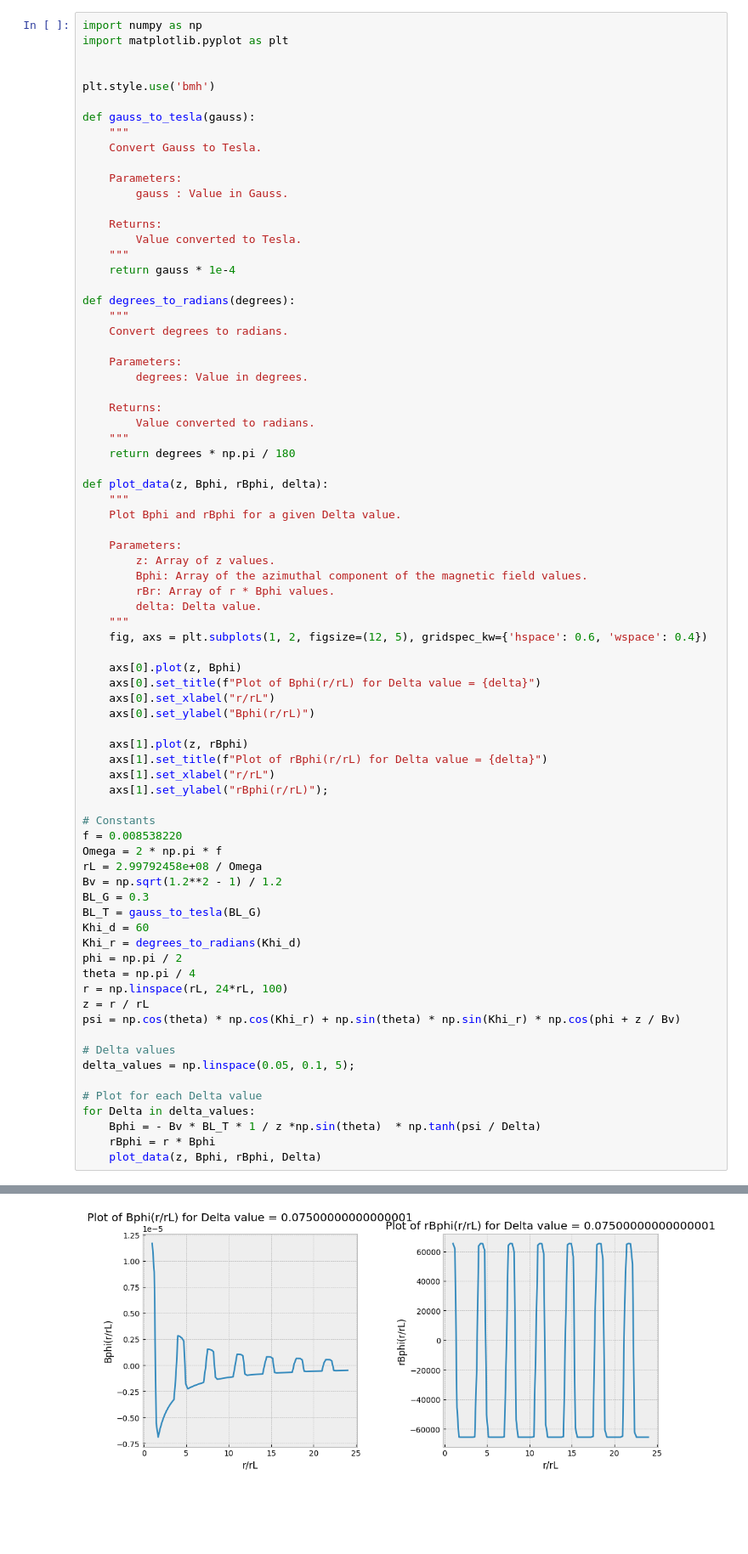
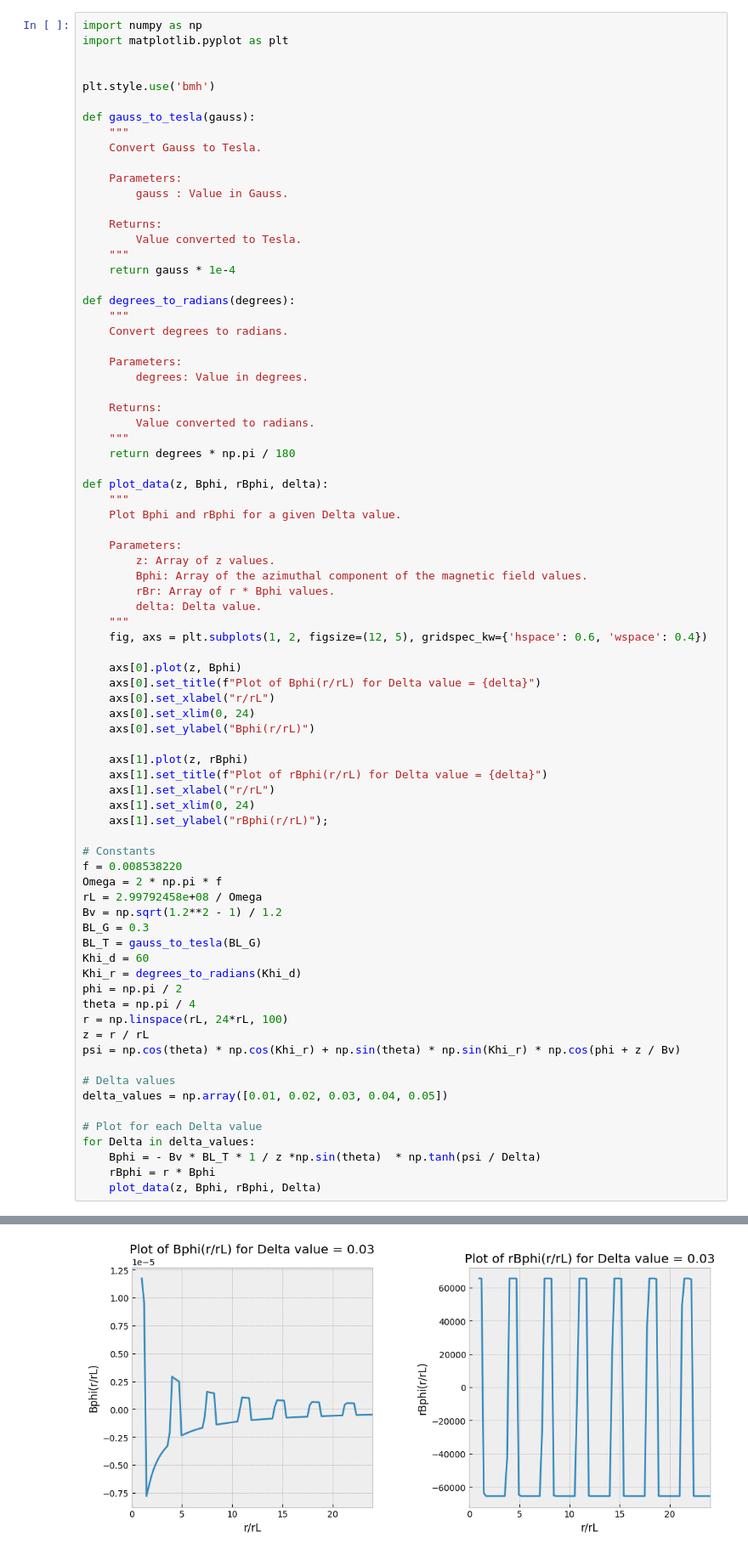
Before and after one commit to f0anits1o/Master_Thesis_Defense, a Jupyter notebook: plotBphiAndrBphi.ipynb, the cells around one changed output, grey strips where cells are left out. Shown at 85% size. Cells and saved outputs as stored; diff of their text form; blank space fills up the shorter version.

Commit message:
delta values = [0.01, 0.02, 0.03, 0.04, 0.05]

```diff
--- a/plotBphiAndrBphi.ipynb
+++ b/plotBphiAndrBphi.ipynb
@@ -90,11 +90,13 @@ def plot_data(z, Bphi, rBphi, delta):
     axs[0].plot(z, Bphi)
     axs[0].set_title(f"Plot of Bphi(r/rL) for Delta value = {delta}")
     axs[0].set_xlabel("r/rL")
+    axs[0].set_xlim(0, 24)
     axs[0].set_ylabel("Bphi(r/rL)")
 
     axs[1].plot(z, rBphi)
     axs[1].set_title(f"Plot of rBphi(r/rL) for Delta value = {delta}")
     axs[1].set_xlabel("r/rL")
+    axs[1].set_xlim(0, 24)
     axs[1].set_ylabel("rBphi(r/rL)");
 
 # Constants
@@ -113,7 +115,7 @@ z = r / rL
 psi = np.cos(theta) * np.cos(Khi_r) + np.sin(theta) * np.sin(Khi_r) * np.cos(phi + z / Bv)
 
 # Delta values
-delta_values = np.linspace(0.05, 0.1, 5);
+delta_values = np.array([0.01, 0.02, 0.03, 0.04, 0.05])
 
 # Plot for each Delta value
 for Delta in delta_values:
@@ -126 +128 @@ for Delta in delta_values:
-[figure, old version]
+[figure, new version]
```
Also changed, not shown: parts of 2 cells of this notebook.
